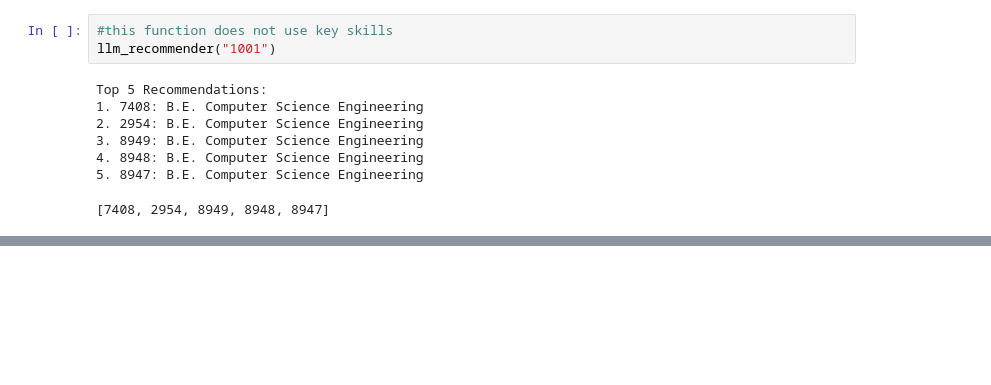
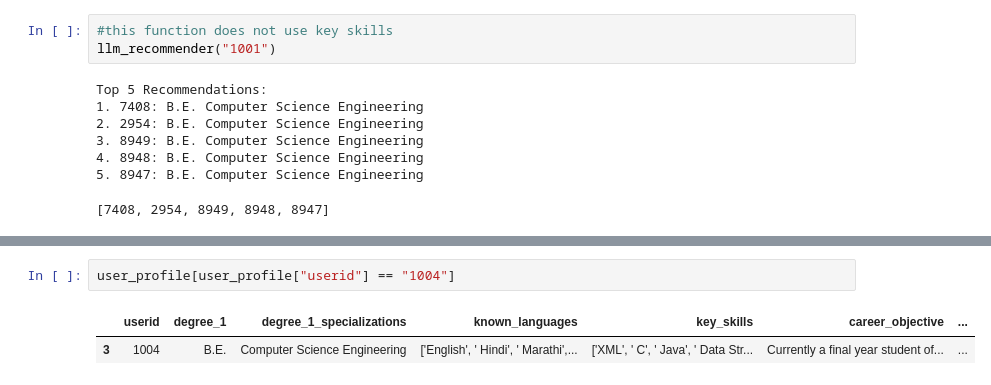
Before and after one commit to janiceXerri21/JaniceXerri_FYP_PCRS_VRLE_2024, a Jupyter notebook: LLM_OpenAI_GPT4_Analysis.ipynb, the cells around one changed output, grey strips where cells are left out. Cells and saved outputs as stored; diff of their text form; blank space fills up the shorter version.

```diff
--- a/LLM_OpenAI_GPT4_Analysis.ipynb
+++ b/LLM_OpenAI_GPT4_Analysis.ipynb
@@ -328,0 +339,5 @@ course_dataset[course_dataset["sr_"] == 8949]
+# %%
+user_profile[user_profile["userid"] == "1004"]
+# %% [output]
+|  | userid | degree_1 | degree_1_specializations | known_languages | key_skills | career_objective | ... |
+| 3 | 1004 | B.E. | Computer Science Engineering | ['English', ' Hindi', ' Marathi',... | ['XML', ' C', ' Java', ' Data Str... | Currently a final year student of... | ... |
```
Also changed, not shown: parts of 3 cells of this notebook.
